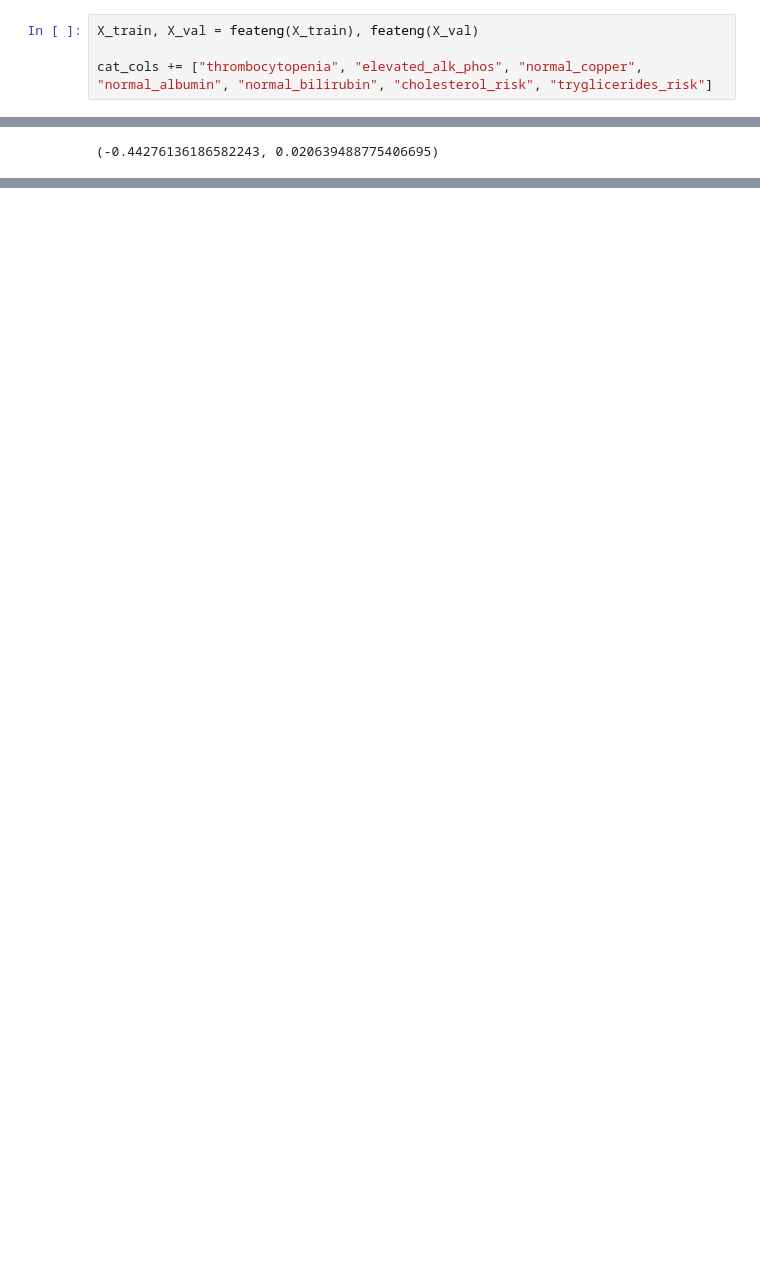
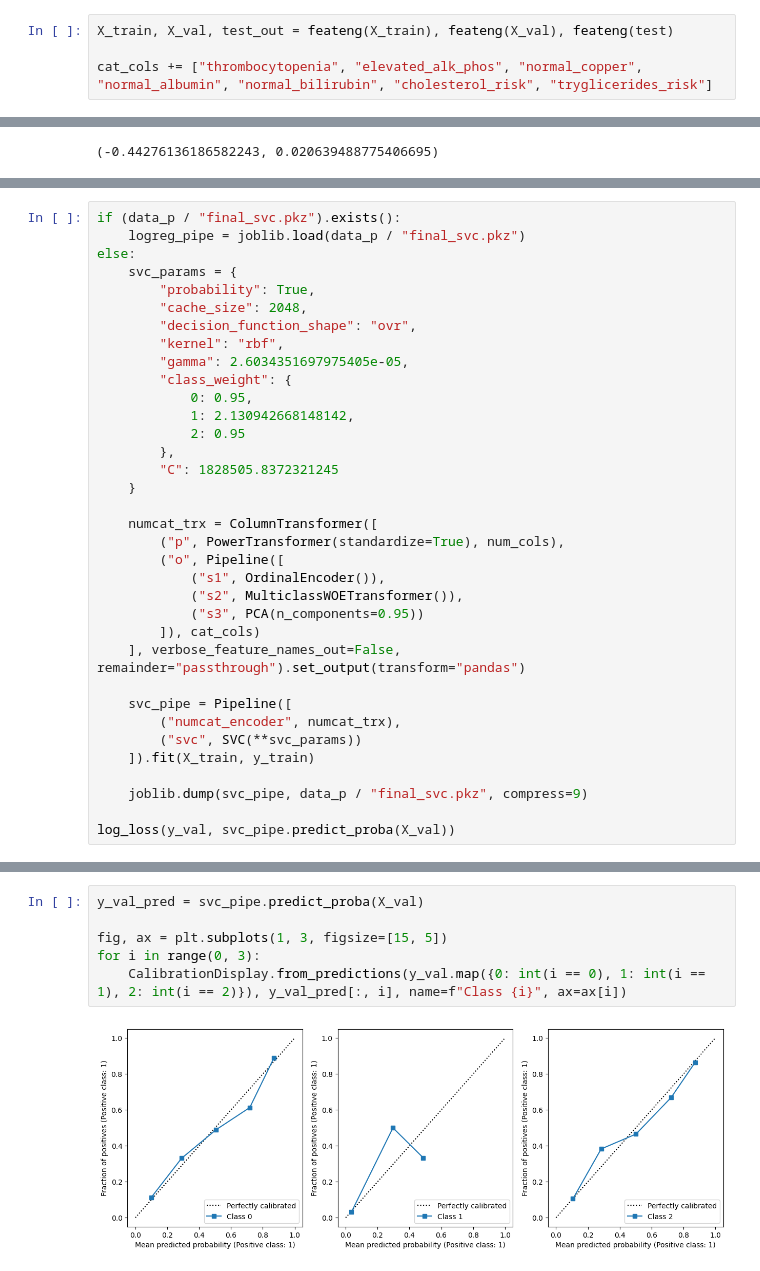
Before and after one commit to boeyjw/kaggle-store, a Jupyter notebook: 2023/S03E26_PlayCirrhosis/02_FeatEng.ipynb, the cells around one changed output, grey strips where cells are left out. Saved outputs shown, nothing was run; the diff lists cells and outputs as text; blank space fills up the shorter version.

```diff
--- a/2023/S03E26_PlayCirrhosis/02_FeatEng.ipynb
+++ b/2023/S03E26_PlayCirrhosis/02_FeatEng.ipynb
@@ -194,7 +196,7 @@ class MulticlassWOETransformer(BaseEstimator, TransformerMixin, ClassNamePrefixF
     def get_feature_names_out(self, input_features=None):
         return [c for c in self.woe_mapping_]
 # %%
-X_train, X_val = feateng(X_train), feateng(X_val)
+X_train, X_val, test_out = feateng(X_train), feateng(X_val), feateng(test)
 
 cat_cols += ["thrombocytopenia", "elevated_alk_phos", "normal_copper", "normal_albumin", "normal_bilirubin", "cholesterol_risk", "tryglicerides_risk"]
 # %%
@@ -1249,0 +1188,35 @@ Pipeline(steps=[('numcat_encoder',
+# %%
+if (data_p / "final_svc.pkz").exists():
+    logreg_pipe = joblib.load(data_p / "final_svc.pkz")
+else:
+    svc_params = {
+        "probability": True,
+        "cache_size": 2048,
+        "decision_function_shape": "ovr",
+        "kernel": "rbf",
+        "gamma": 2.6034351697975405e-05,
+        "class_weight": {
+            0: 0.95,
+            1: 2.130942668148142,
+            2: 0.95
+        },
+        "C": 1828505.8372321245
+    }
+
+    numcat_trx = ColumnTransformer([
+        ("p", PowerTransformer(standardize=True), num_cols),
+        ("o", Pipeline([
+            ("s1", OrdinalEncoder()),
+            ("s2", MulticlassWOETransformer()),
+            ("s3", PCA(n_components=0.95))
+        ]), cat_cols)
+    ], verbose_feature_names_out=False, remainder="passthrough").set_output(transform="pandas")
+
+    svc_pipe = Pipeline([
+        ("numcat_encoder", numcat_trx),
+        ("svc", SVC(**svc_params))
+    ]).fit(X_train, y_train)
+
+    joblib.dump(svc_pipe, data_p / "final_svc.pkz", compress=9)
+
+log_loss(y_val, svc_pipe.predict_proba(X_val))
@@ -1249,0 +1237,8 @@ Pipeline(steps=[('numcat_encoder',
+# %%
+y_val_pred = svc_pipe.predict_proba(X_val)
+
+fig, ax = plt.subplots(1, 3, figsize=[15, 5])
+for i in range(0, 3):
+    CalibrationDisplay.from_predictions(y_val.map({0: int(i == 0), 1: int(i == 1), 2: int(i == 2)}), y_val_pred[:, i], name=f"Class {i}", ax=ax[i])
+# %% [output]
+[figure, added]
```
Also changed, not shown: parts of 20 cells of this notebook.
